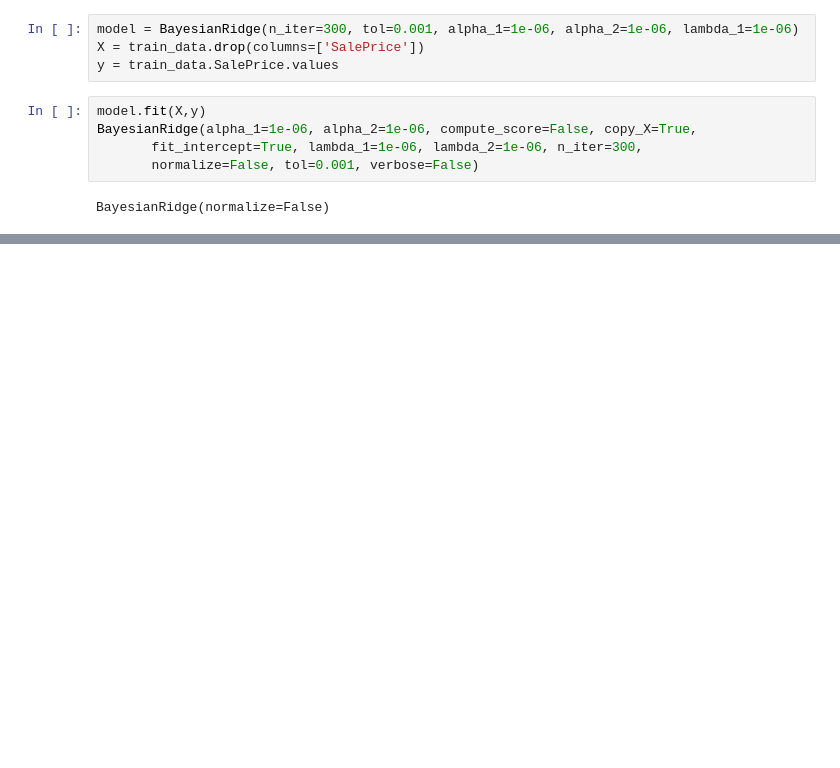
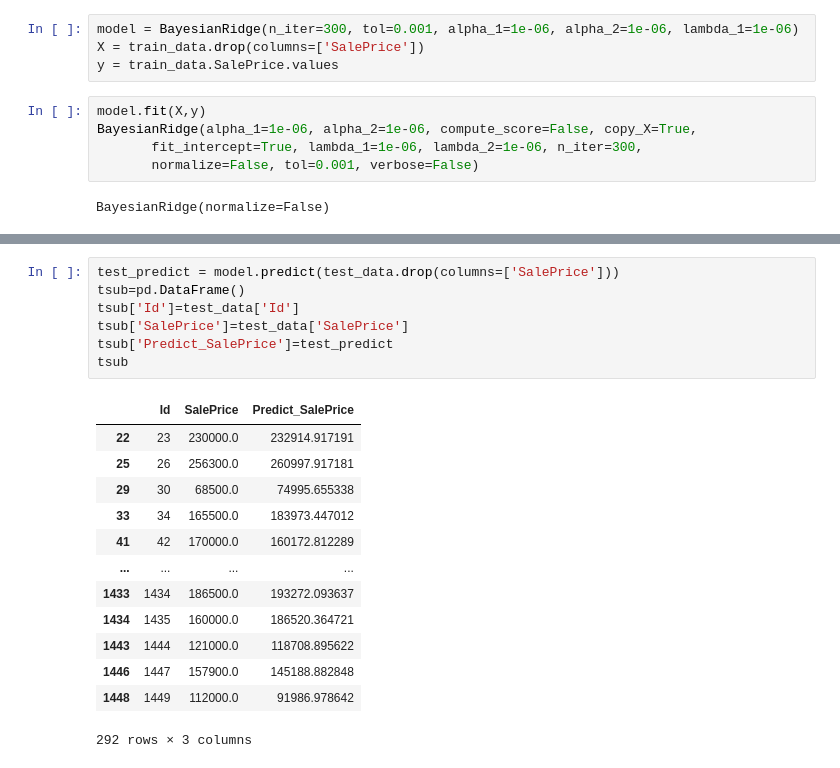
Before and after one commit to CS-521-A3/final-project-jaime-wang-and-Hilda-Guo, a Jupyter notebook: House_price_predict.ipynb, the cells around one changed output, grey strips where cells are left out. Drawn from its saved outputs; the diff is of its cells as text; blank space fills up the shorter version.

```diff
--- a/House_price_predict.ipynb
+++ b/House_price_predict.ipynb
@@ -292,0 +345,21 @@ sub
+# %%
+test_predict = model.predict(test_data.drop(columns=['SalePrice']))
+tsub=pd.DataFrame()
+tsub['Id']=test_data['Id']
+tsub['SalePrice']=test_data['SalePrice']
+tsub['Predict_SalePrice']=test_predict
+tsub
+# %% [output]
+|  | Id | SalePrice | Predict_SalePrice |
+| 22 | 23 | 230000.0 | 232914.917191 |
+| 25 | 26 | 256300.0 | 260997.917181 |
+| 29 | 30 | 68500.0 | 74995.655338 |
+| 33 | 34 | 165500.0 | 183973.447012 |
+| 41 | 42 | 170000.0 | 160172.812289 |
+| ... | ... | ... | ... |
+| 1433 | 1434 | 186500.0 | 193272.093637 |
+| 1434 | 1435 | 160000.0 | 186520.364721 |
+| 1443 | 1444 | 121000.0 | 118708.895622 |
+| 1446 | 1447 | 157900.0 | 145188.882848 |
+| 1448 | 1449 | 112000.0 | 91986.978642 |
+292 rows × 3 columns
```
Also changed, not shown: parts of 7 cells of this notebook.
